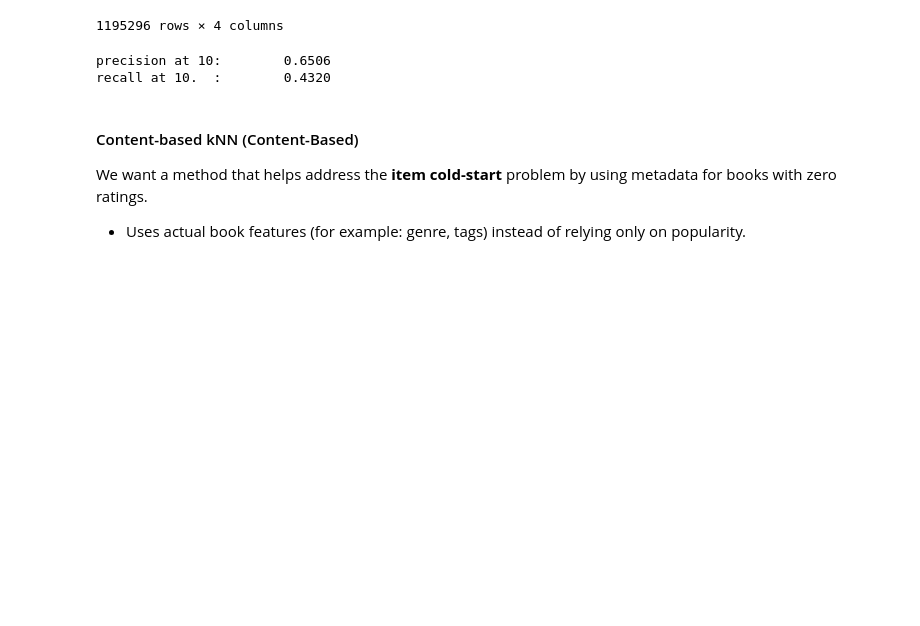
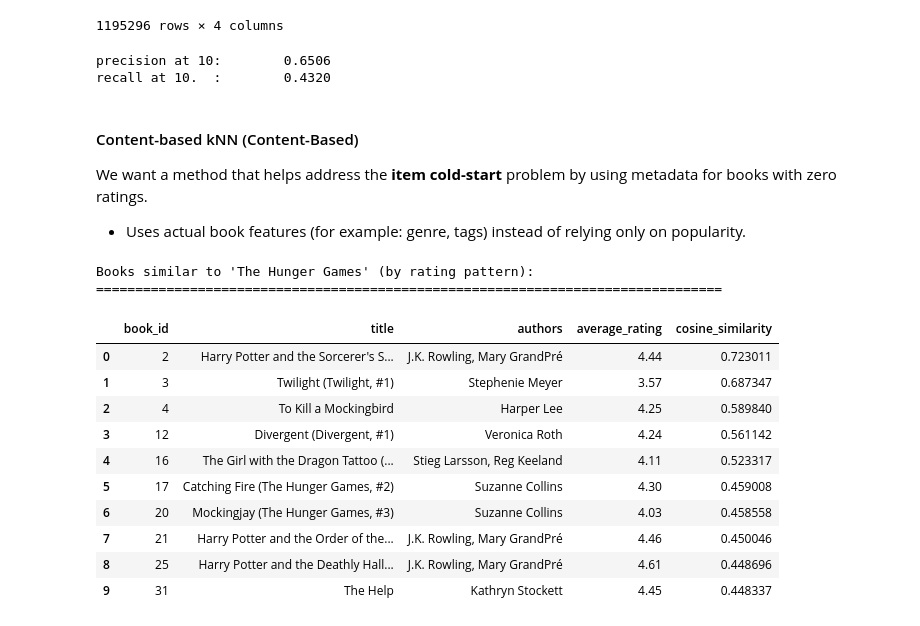
Before and after one commit to nextwit-martonhorvath/abs-dsmarketing, a Jupyter notebook: notebook.ipynb, the cells around one changed output. Drawn from its saved outputs; the diff is of its cells as text; code cells hidden in the pictures; blank space fills up the shorter version.

Commit message:
added content based knn

```diff
--- a/notebook.ipynb
+++ b/notebook.ipynb
@@ -527,3 +527,73 @@ recall at 10.  :        0.4320
 We want a method that helps address the **item cold-start** problem by using metadata for books with zero ratings.
 
 - Uses actual book features (for example: genre, tags) instead of relying only on popularity.
+# %%
+# Simple Content-Based kNN using Rating Patterns and Cosine Similarity
+from sklearn.neighbors import NearestNeighbors
+from scipy.sparse import csr_matrix
+
+# Step 1: Build a user-item rating matrix
+
+rating_matrix = df_ratings.pivot_table(
+    index="book_id",           # Rows are books
+    columns="user_id",         # Columns are users
+    values="rating",           # Values are ratings
+    fill_value=0               # Empty cells = 0 (no rating)
+)
+
+# Step 2: Convert to sparse matrix for memory efficiency
+X_sparse = csr_matrix(rating_matrix.values)
+
+# Step 3: Fit kNN model using cosine similarity
+
+knn = NearestNeighbors(n_neighbors=11, metric="cosine", algorithm="auto")
+knn.fit(X_sparse)
+
+# Step 4: Create recommendation function
+def recommend_books_by_ratings(book_id, n_recommendations=10):
+
+    # Find the index of the query book in the rating matrix
+    book_idx = rating_matrix.index.get_loc(book_id)
+
+    # Query kNN: find k nearest neighbors (including the query itself)
+    distances, indices = knn.kneighbors(X_sparse[book_idx])
+
+    # Extract neighbors (skip the first one, which is the query book itself)
+    neighbor_indices = indices.flatten()[1 : n_recommendations + 1]
+    neighbor_distances = distances.flatten()[1 : n_recommendations + 1]
+
+    # Convert distance to similarity (1 - distance)
+    # Cosine distance ranges from 0 to 1, so similarity = 1 - distance
+    neighbor_similarities = 1 - neighbor_distances
+
+    # Build output DataFrame
+    neighbor_book_ids = rating_matrix.index[neighbor_indices].tolist()
+    results = df_books[df_books["book_id"].isin(neighbor_book_ids)][
+        ["book_id", "title", "authors", "average_rating"]
+    ].copy()
+
+    # Add similarity scores
+    results["cosine_similarity"] = neighbor_similarities
+    results = results.sort_values("cosine_similarity", ascending=False).reset_index(drop=True)
+
+    return results
+
+# Step 5: Test with an example
+# Book 1 is "The Hunger Games"
+print("Books similar to 'The Hunger Games' (by rating pattern):")
+print("=" * 80)
+recommend_books_by_ratings(book_id=1, n_recommendations=10)
+# %% [output]
+Books similar to 'The Hunger Games' (by rating pattern):
+================================================================================
+|  | book_id | title | authors | average_rating | cosine_similarity |
+| 0 | 2 | Harry Potter and the Sorcerer's S... | J.K. Rowling, Mary GrandPré | 4.44 | 0.723011 |
+| 1 | 3 | Twilight (Twilight, #1) | Stephenie Meyer | 3.57 | 0.687347 |
+| 2 | 4 | To Kill a Mockingbird | Harper Lee | 4.25 | 0.589840 |
+| 3 | 12 | Divergent (Divergent, #1) | Veronica Roth | 4.24 | 0.561142 |
+| 4 | 16 | The Girl with the Dragon Tattoo (... | Stieg Larsson, Reg Keeland | 4.11 | 0.523317 |
+| 5 | 17 | Catching Fire (The Hunger Games, #2) | Suzanne Collins | 4.30 | 0.459008 |
+| 6 | 20 | Mockingjay (The Hunger Games, #3) | Suzanne Collins | 4.03 | 0.458558 |
+| 7 | 21 | Harry Potter and the Order of the... | J.K. Rowling, Mary GrandPré | 4.46 | 0.450046 |
+| 8 | 25 | Harry Potter and the Deathly Hall... | J.K. Rowling, Mary GrandPré | 4.61 | 0.448696 |
+| 9 | 31 | The Help | Kathryn Stockett | 4.45 | 0.448337 |
```
Also changed, not shown: parts of 1 cell of this notebook.
